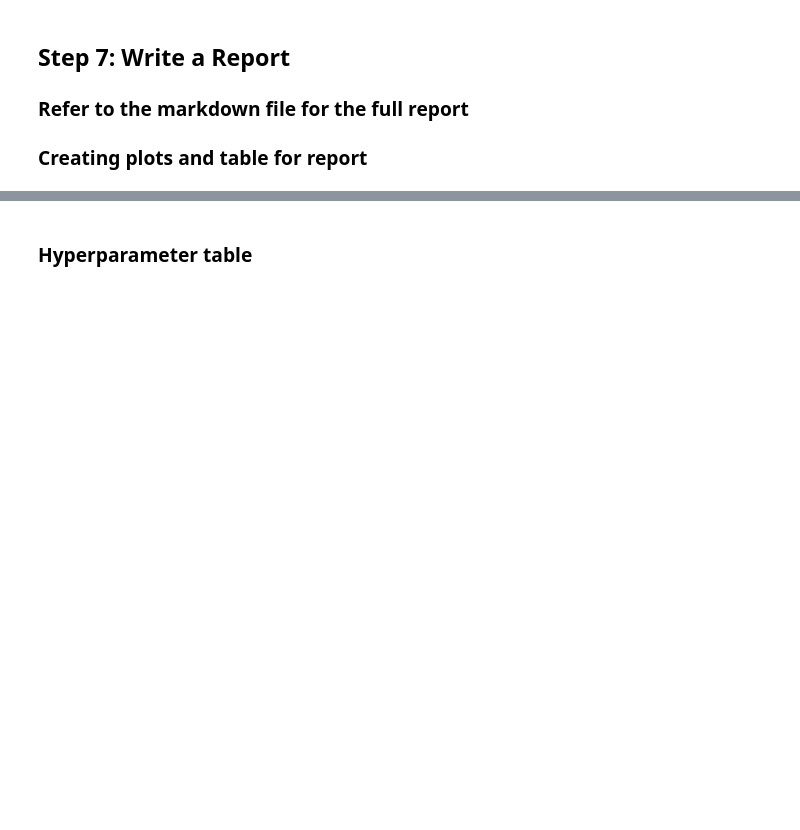
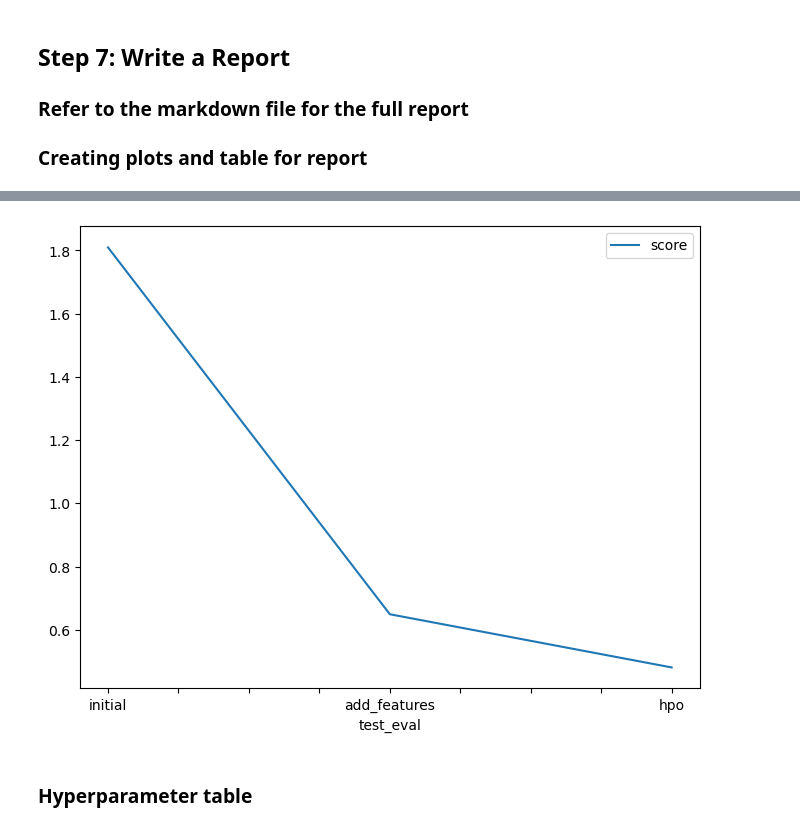
Before and after one commit to Gussiii/Udacity_ML_AWS, a Jupyter notebook: project_1/project-template.ipynb, the cells around one changed output, grey strips where cells are left out. Saved outputs shown, nothing was run; the diff lists cells and outputs as text; code cells hidden in the pictures; blank space fills up the shorter version.

```diff
--- a/project_1/project-template.ipynb
+++ b/project_1/project-template.ipynb
@@ -230,12 +636,14 @@ fig.savefig('model_train_score.png')
 # %%
 # Take the 3 kaggle scores and creating a line plot to show improvement
 fig = pd.DataFrame(
     {
         "test_eval": ["initial", "add_features", "hpo"],
-        "score": [?, ?, ?]
+        "score": [1.80951, 0.64936, 0.48111]
     }
 ).plot(x="test_eval", y="score", figsize=(8, 6)).get_figure()
 fig.savefig('model_test_score.png')
+# %% [output]
+[figure, added]
 # %% [markdown]
 ### Hyperparameter table
 # %%
```
Also changed, not shown: parts of 41 cells of this notebook, 4 other files.
